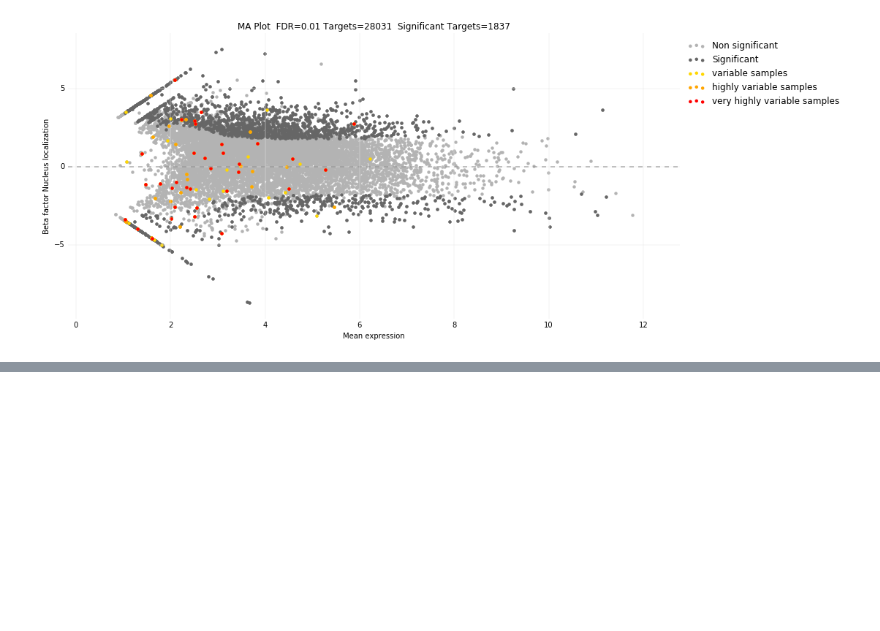
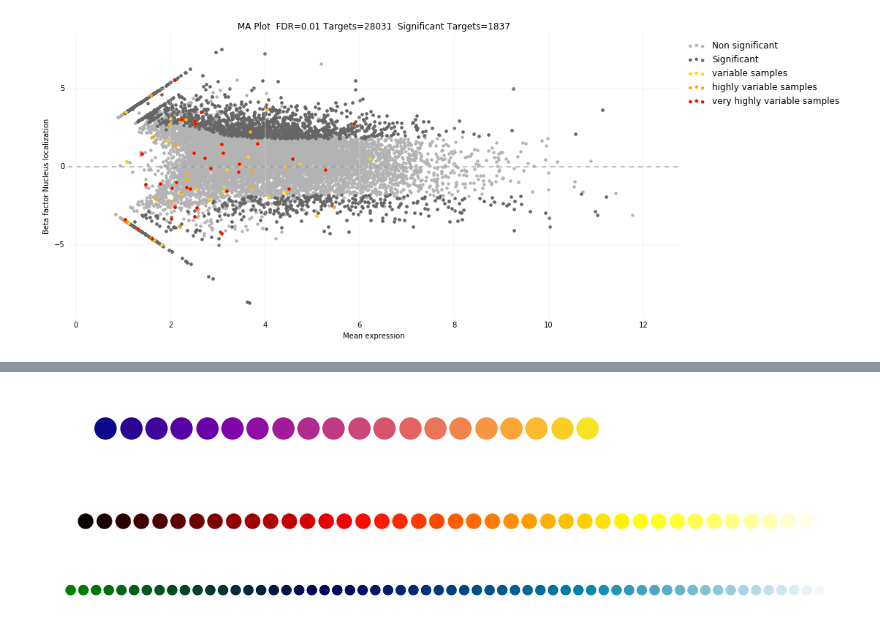
Before and after one commit to a-slide/pyBioPlot, a Jupyter notebook: test_pyBioPlot.ipynb, the cells around one changed output, grey strips where cells are left out. Cells and saved outputs as stored; diff of their text form; code cells hidden in the pictures; blank space fills up the shorter version.

Commit message:
Add palette generating function

```diff
--- a/test_pyBioPlot.ipynb
+++ b/test_pyBioPlot.ipynb
@@ -100,0 +132,8 @@ MA_plot(df, "mean_obs", "b", FDR=0.01, FDR_col="qval", highlight_list=hl,
+# %%
+a = get_color_list(20, colormap="plasma", plot_palette=True)
+a = get_color_list(40, colormap="hot", plot_palette=True)
+a = get_color_list(60, colormap="ocean", plot_palette=True)
+# %% [output]
+[figure, added]
+[figure, added]
+[figure, added]
```
Also changed, not shown: parts of 5 cells of this notebook, 1 other file.
